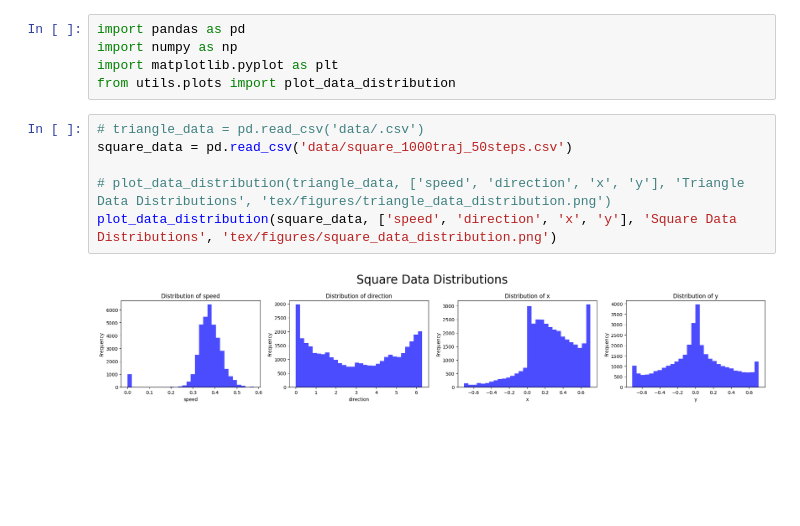
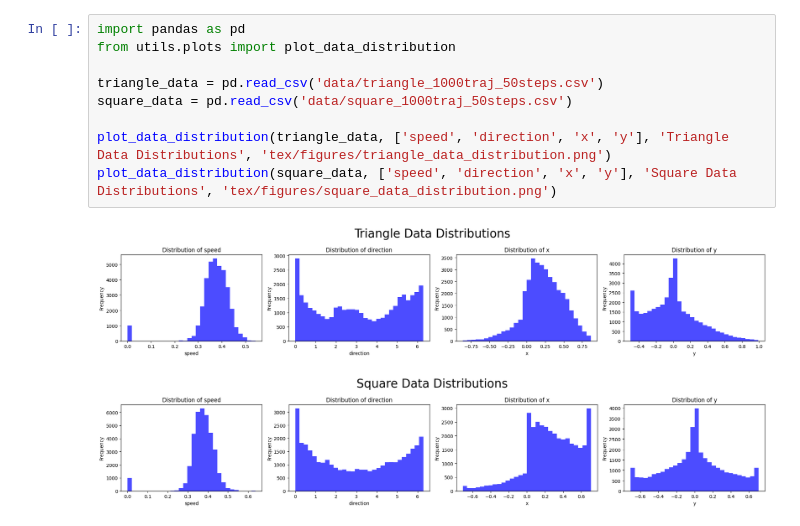
Before and after one commit to GAtemROU/rnn-path-integration, a Jupyter notebook: plots.ipynb, the cells around one changed output. Saved outputs shown, nothing was run; the diff lists cells and outputs as text; blank space fills up the shorter version.

```diff
--- a/plots.ipynb
+++ b/plots.ipynb
@@ -1,13 +1,12 @@
-# %%
-import pandas as pd
-import numpy as np
-import matplotlib.pyplot as plt
-from utils.plots import plot_data_distribution
 # %%
-# triangle_data = pd.read_csv('data/.csv')
+import pandas as pd
+from utils.plots import plot_data_distribution
+
+triangle_data = pd.read_csv('data/triangle_1000traj_50steps.csv')
 square_data = pd.read_csv('data/square_1000traj_50steps.csv')
 
-# plot_data_distribution(triangle_data, ['speed', 'direction', 'x', 'y'], 'Triangle Data Distributions', 'tex/figures/triangle_data_distribution.png')
+plot_data_distribution(triangle_data, ['speed', 'direction', 'x', 'y'], 'Triangle Data Distributions', 'tex/figures/triangle_data_distribution.png')
 plot_data_distribution(square_data, ['speed', 'direction', 'x', 'y'], 'Square Data Distributions', 'tex/figures/square_data_distribution.png')
 # %% [output]
-[figure, old version]
+[figure, new version]
+[figure, added]
```
Also changed, not shown: parts of 1 cell of this notebook, 6 other files.
